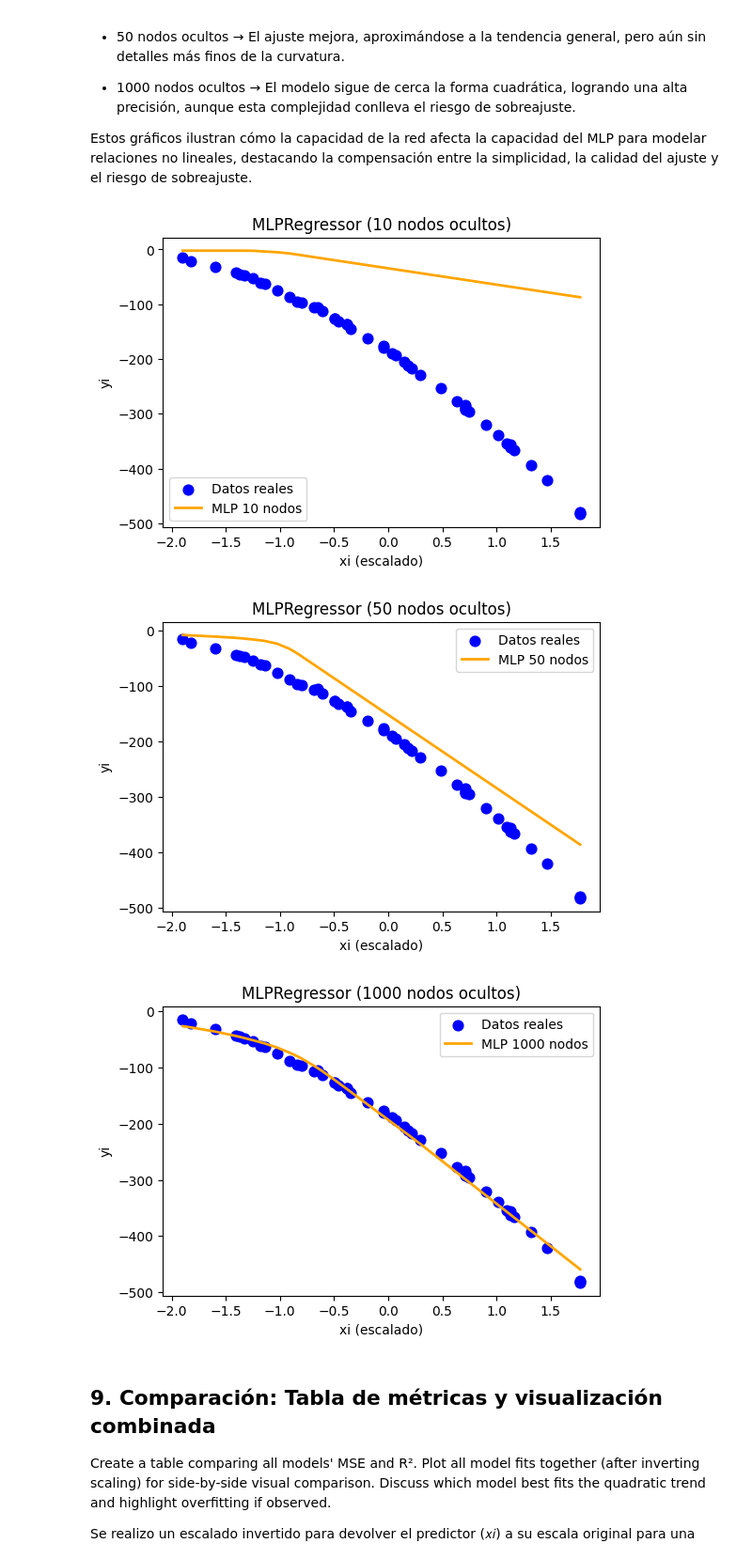
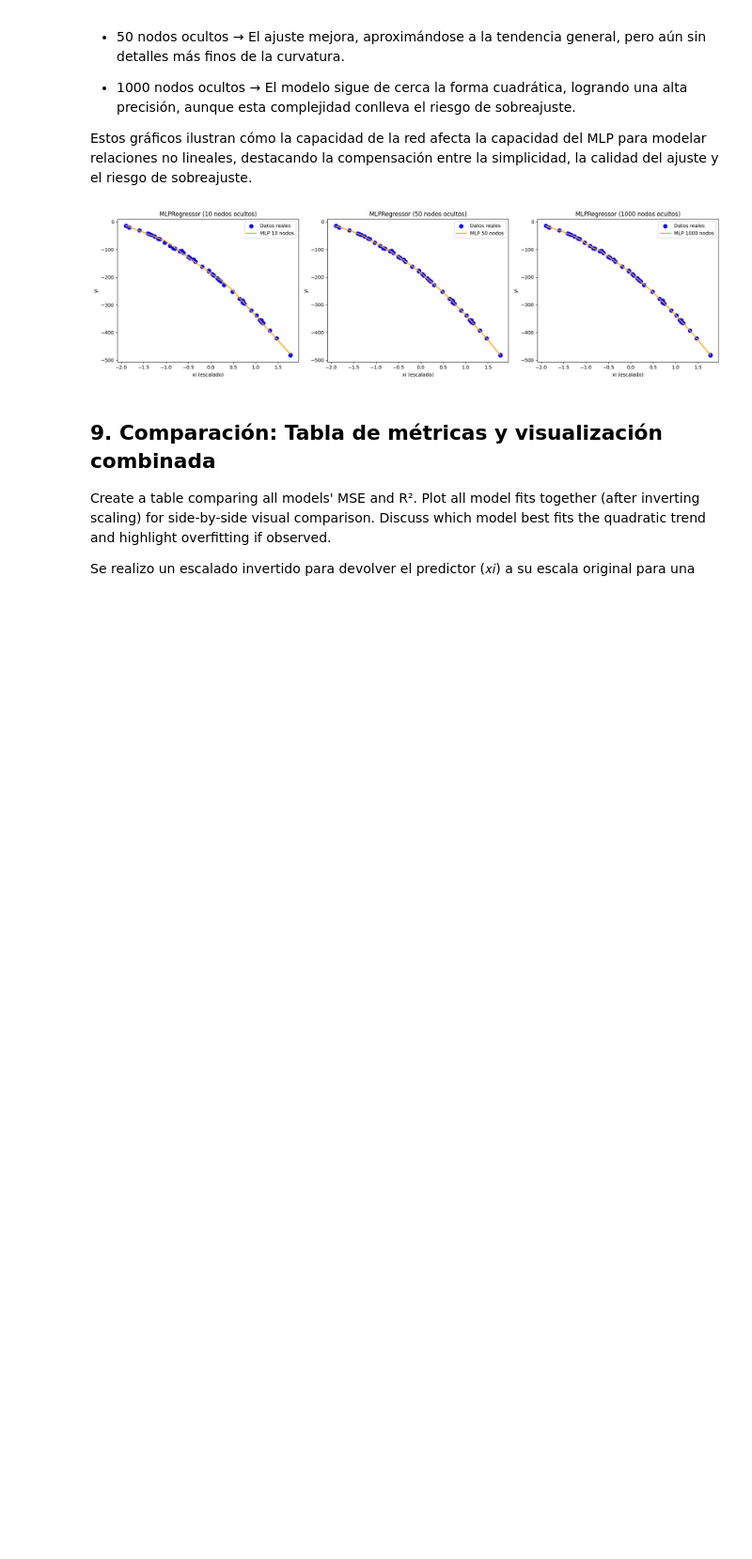
Before and after one commit to JossueJativa/InteligenciaArtificial2, a Jupyter notebook: Polynomial_regression.ipynb, the cells around one changed output. Shown at 94% size. Drawn from its saved outputs; the diff is of its cells as text; code cells hidden in the pictures; blank space fills up the shorter version.

Commit message:
Actualizacion de los hiperparametros y visualizacion por epocas

```diff
--- a/Polynomial_regression.ipynb
+++ b/Polynomial_regression.ipynb
@@ -257,7 +291,18 @@ hidden_layer_sizes = [10, 50, 1000]
 mlp_results = {}
 
 for size in hidden_layer_sizes:
-    mlp = MLPRegressor(hidden_layer_sizes=(size,), max_iter=2000, random_state=0)
+    mlp = MLPRegressor(
+        hidden_layer_sizes=(size,),
+        max_iter=2000,
+        random_state=0,
+        activation='relu',
+        solver='lbfgs',
+        alpha=0.001,
+        learning_rate='constant',
+        learning_rate_init=0.001,
+        early_stopping=True,
+        n_iter_no_change=10
+    )
     mlp.fit(x_scaled, y)
     y_pred_mlp = mlp.predict(x_scaled)
     mse = mean_squared_error(y, y_pred_mlp)
@@ -281,21 +326,22 @@ Visualizamos las predicciones de cada arquitectura MLP con respecto a los datos
 
 Estos gráficos ilustran cómo la capacidad de la red afecta la capacidad del MLP para modelar relaciones no lineales, destacando la compensación entre la simplicidad, la calidad del ajuste y el riesgo de sobreajuste.
 # %%
-for size in hidden_layer_sizes:
+fig, axes = plt.subplots(1, 3, figsize=(18, 5))  # 1 row, 3 columns
+
+for ax, size in zip(axes, hidden_layer_sizes):
     y_pred_mlp = mlp_results[size][0]
-    plt.figure(figsize=(6,4))
-    plt.scatter(x_scaled[:, 0], y, color='blue', label='Datos reales', s=60)
+    ax.scatter(x_scaled[:, 0], y, color='blue', label='Datos reales', s=60)
     idx = np.argsort(x_scaled[:, 0])
-    plt.plot(x_scaled[idx, 0], y_pred_mlp[idx], color='orange', label=f'MLP {size} nodos', linewidth=2)
-    plt.xlabel('xi (escalado)')
-    plt.ylabel('yi')
-    plt.legend()
-    plt.title(f'MLPRegressor ({size} nodos ocultos)')
-    plt.show()
+    ax.plot(x_scaled[idx, 0], y_pred_mlp[idx], color='orange', label=f'MLP {size} nodos', linewidth=2)
+    ax.set_xlabel('xi (escalado)')
+    ax.set_ylabel('yi')
+    ax.legend()
+    ax.set_title(f'MLPRegressor ({size} nodos ocultos)')
+
+plt.tight_layout()
+plt.show()
 # %% [output]
-[figure, old version]
+[figure, new version]
-[figure, removed]
-[figure, removed]
 # %% [markdown]
 ## 9. Comparación: Tabla de métricas y visualización combinada
 
```
Also changed, not shown: parts of 6 cells of this notebook.
